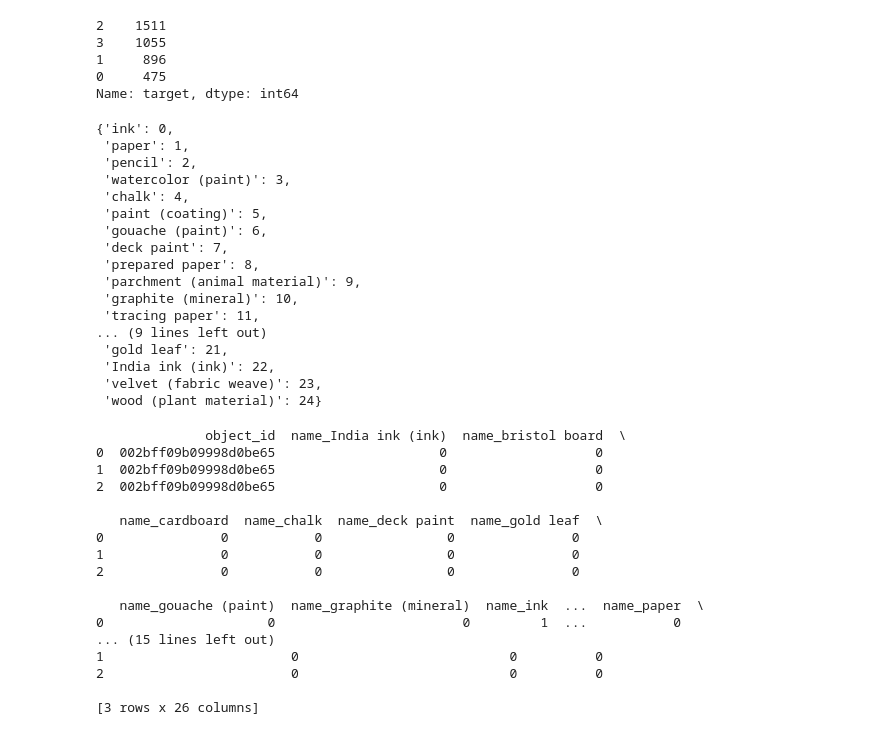
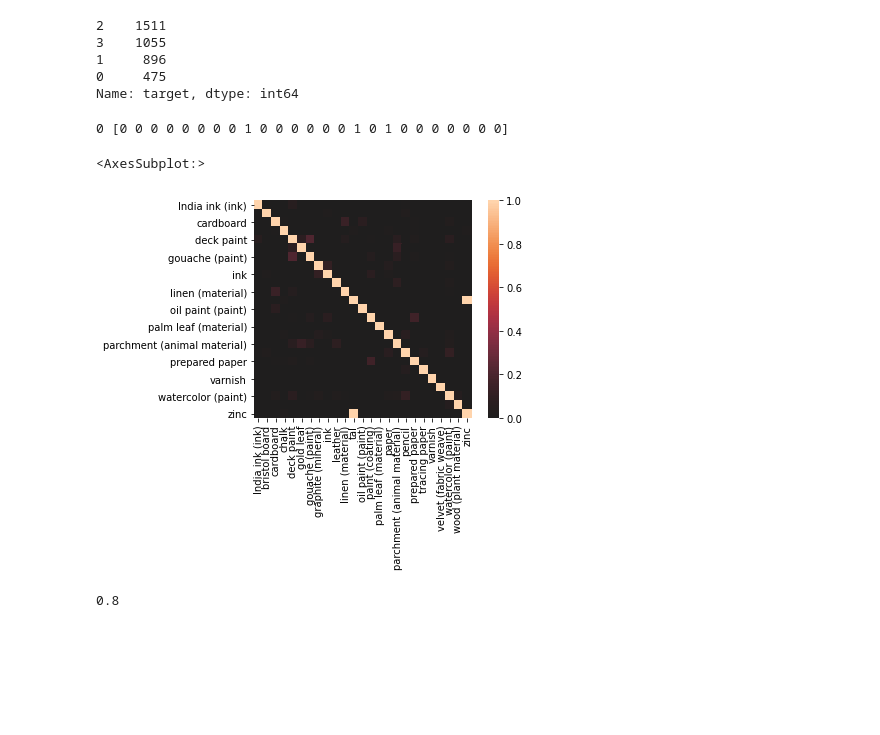
Before and after one commit to junprog/atmaCup11, a Jupyter notebook: EDA.ipynb, the cells around one changed output. Cells and saved outputs as stored; diff of their text form; code cells hidden in the pictures; blank space fills up the shorter version.

```diff
--- a/EDA.ipynb
+++ b/EDA.ipynb
@@ -120,45 +114,10 @@ for i, label in enumerate(label_list):
-# %%
-target
-# %% [output]
-{'ink': 0,
- 'paper': 1,
- 'pencil': 2,
- 'watercolor (paint)': 3,
- 'chalk': 4,
- 'paint (coating)': 5,
- 'gouache (paint)': 6,
- 'deck paint': 7,
- 'prepared paper': 8,
- 'parchment (animal material)': 9,
- 'graphite (mineral)': 10,
- 'tracing paper': 11,
-... (9 lines left out)
- 'gold leaf': 21,
- 'India ink (ink)': 22,
- 'velvet (fabric weave)': 23,
- 'wood (plant material)': 24}
 # %%
 one_hot_mate = pd.get_dummies(mate, columns=['name'])
-new_mate = pd.DataFrame()
-
-for object_id in one_hot_mate['object_id']:
-    print(one_hot_mate[one_hot_mate['object_id'] == object_id].sum(numeric_only=True))
-    break
+one_hot_mate = one_hot_mate.set_index('object_id')
+one_hot_mate = one_hot_mate.sum(level=0).reset_index()
-# %% [output]
-              object_id  name_India ink (ink)  name_bristol board  \
-0  002bff09b09998d0be65                     0                   0
-1  002bff09b09998d0be65                     0                   0
-2  002bff09b09998d0be65                     0                   0
-
-   name_cardboard  name_chalk  name_deck paint  name_gold leaf  \
-0               0           0                0               0
-1               0           0                0               0
-2               0           0                0               0
-
-   name_gouache (paint)  name_graphite (mineral)  name_ink  ...  name_paper  \
-0                     0                        0         1  ...           0
-... (15 lines left out)
-1                        0                           0          0
-2                        0                           0          0
-
-[3 rows x 26 columns]
+# %%
+for index, row in one_hot_mate.iterrows():
+    print(index, row.drop('object_id').values)
+    break
+# %% [output]
+0 [0 0 0 0 0 0 0 0 1 0 0 0 0 0 0 1 0 1 0 0 0 0 0 0 0]
@@ -164,0 +127,12 @@ for object_id in one_hot_mate['object_id']:
+# %%
+new_name = {}
+for name in one_hot_mate:
+    new_name[name] = name.strip('name_')
+
+one_hot_mate = one_hot_mate.rename(columns=new_name)
+# %%
+df_corr = one_hot_mate.drop('object_id', axis=1).corr()
+sns.heatmap(df_corr, square=True, vmax=1, vmin=0, center=0)
+# %% [output]
+<AxesSubplot:>
+[figure, added]
@@ -164,0 +146,4 @@ for object_id in one_hot_mate['object_id']:
+# %%
+acc
+# %% [output]
+0.8
```
Also changed, not shown: parts of 4 cells of this notebook.
